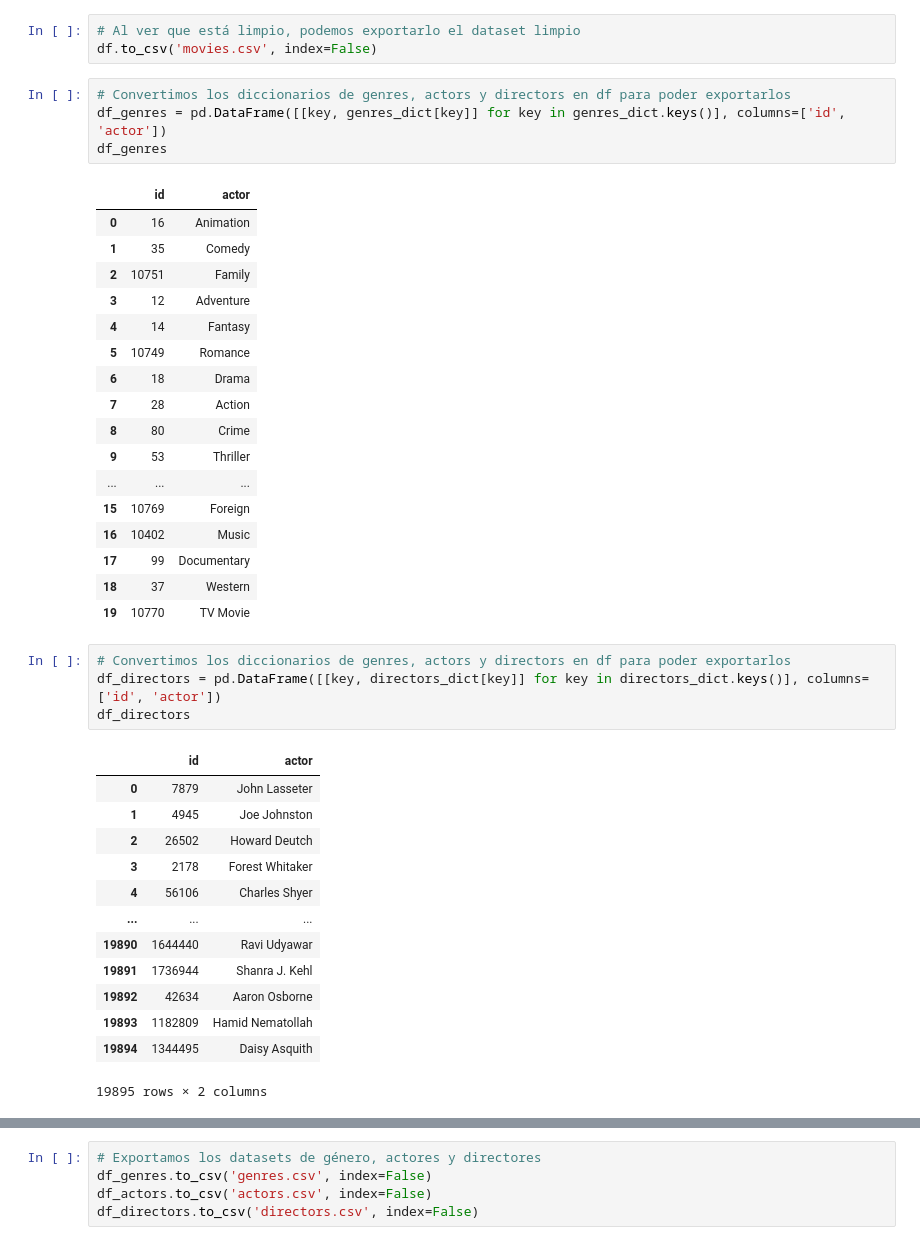
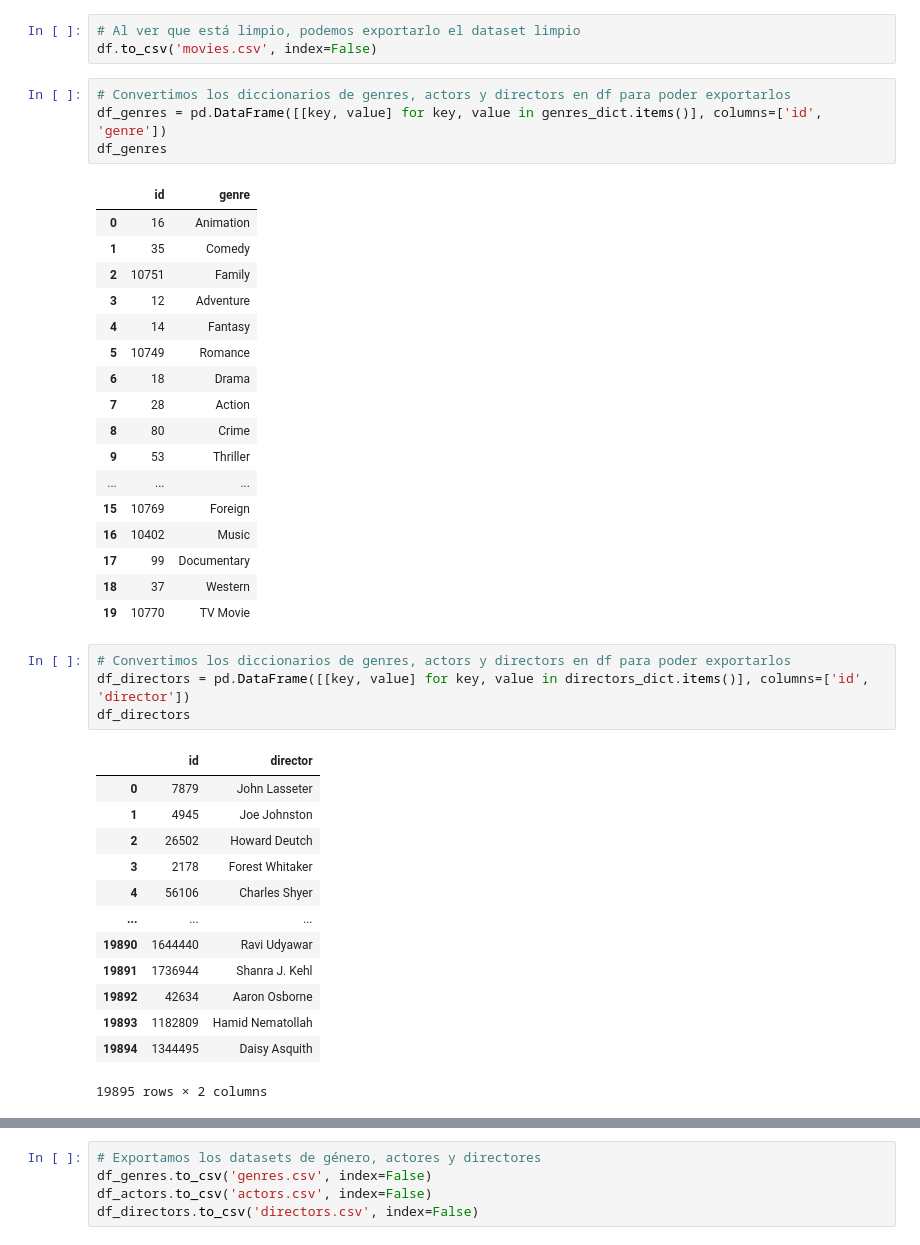
Before and after one commit to HugoGT/PI-01-Machine-Learning-Operations, a Jupyter notebook: etl.ipynb, the cells around one changed output, grey strips where cells are left out. Drawn from its saved outputs; the diff is of its cells as text.

```diff
--- a/etl.ipynb
+++ b/etl.ipynb
@@ -278,10 +278,10 @@ df.head()
 df.to_csv('movies.csv', index=False)
 # %%
 # Convertimos los diccionarios de genres, actors y directors en df para poder exportarlos
-df_genres = pd.DataFrame([[key, genres_dict[key]] for key in genres_dict.keys()], columns=['id', 'actor'])
+df_genres = pd.DataFrame([[key, value] for key, value in genres_dict.items()], columns=['id', 'genre'])
 df_genres
 # %% [output]
-|  | id | actor |
+|  | id | genre |
 | 0 | 16 | Animation |
 | 1 | 35 | Comedy |
 | 2 | 10751 | Family |
@@ -300,10 +300,10 @@ df_genres
 | 19 | 10770 | TV Movie |
 # %%
 # Convertimos los diccionarios de genres, actors y directors en df para poder exportarlos
-df_directors = pd.DataFrame([[key, directors_dict[key]] for key in directors_dict.keys()], columns=['id', 'actor'])
+df_directors = pd.DataFrame([[key, value] for key, value in directors_dict.items()], columns=['id', 'director'])
 df_directors
 # %% [output]
-|  | id | actor |
+|  | id | director |
 | 0 | 7879 | John Lasseter |
 | 1 | 4945 | Joe Johnston |
 | 2 | 26502 | Howard Deutch |
```
Also changed, not shown: parts of 1 cell of this notebook, 4 other files.
